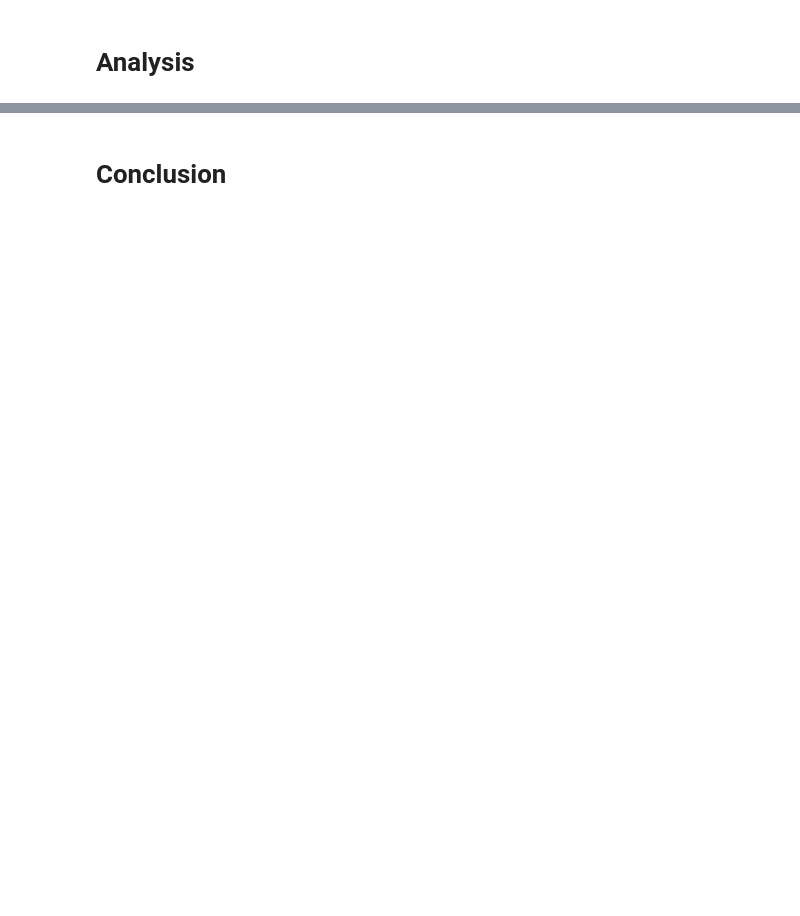
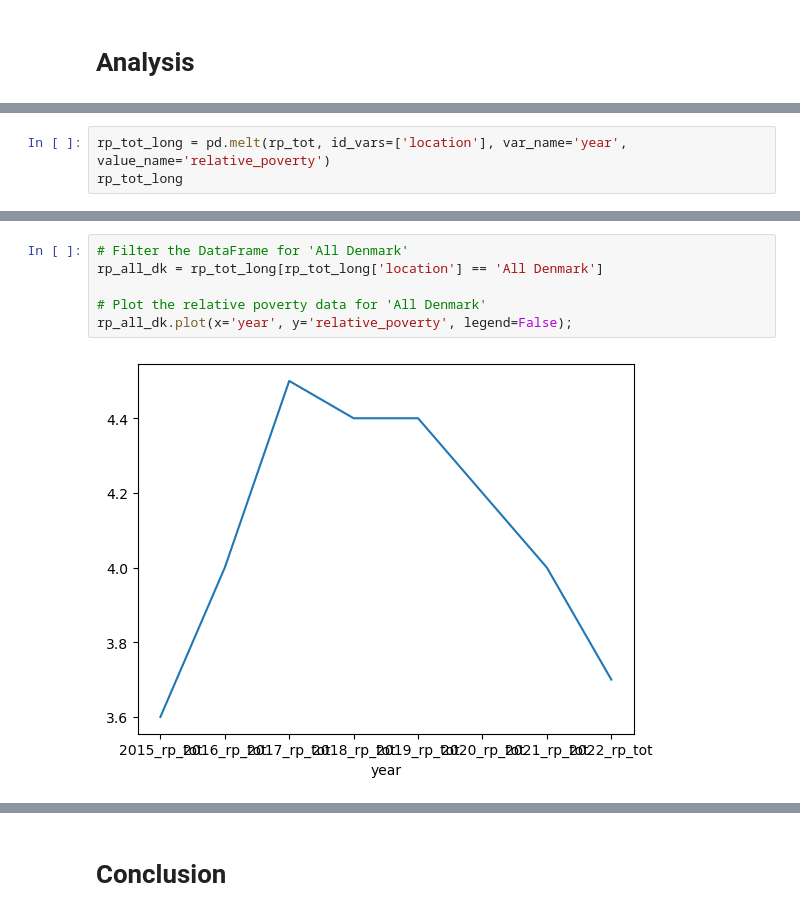
Before and after one commit to NumEconCopenhagen/projects-2024-petra-maritza-noah, a Jupyter notebook: dataproject/Maritza.ipynb, the cells around one changed output, grey strips where cells are left out. Drawn from its saved outputs; the diff is of its cells as text; blank space fills up the shorter version.

```diff
--- a/dataproject/Maritza.ipynb
+++ b/dataproject/Maritza.ipynb
@@ -281,0 +325,3 @@ ValueError: x and y must have same first dimension, but have shapes (8,) and (10
+# %%
+rp_tot_long = pd.melt(rp_tot, id_vars=['location'], var_name='year', value_name='relative_poverty')
+rp_tot_long
@@ -281,0 +342,8 @@ ValueError: x and y must have same first dimension, but have shapes (8,) and (10
+# %%
+# Filter the DataFrame for 'All Denmark'
+rp_all_dk = rp_tot_long[rp_tot_long['location'] == 'All Denmark']
+
+# Plot the relative poverty data for 'All Denmark'
+rp_all_dk.plot(x='year', y='relative_poverty', legend=False);
+# %% [output]
+[figure, added]
```
Also changed, not shown: parts of 22 cells of this notebook, 3 other files.
